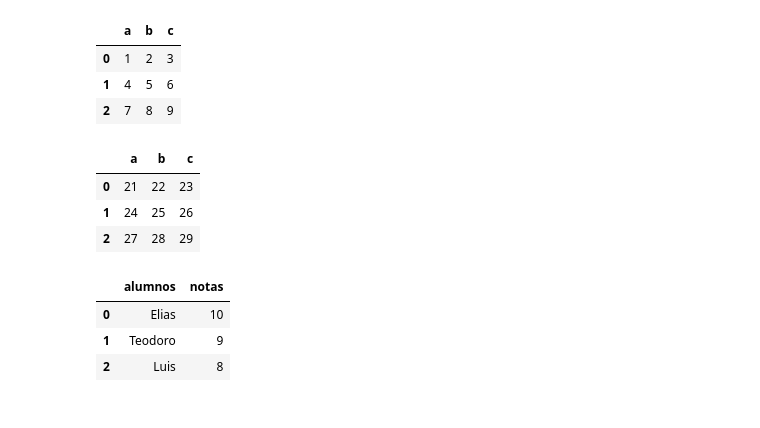
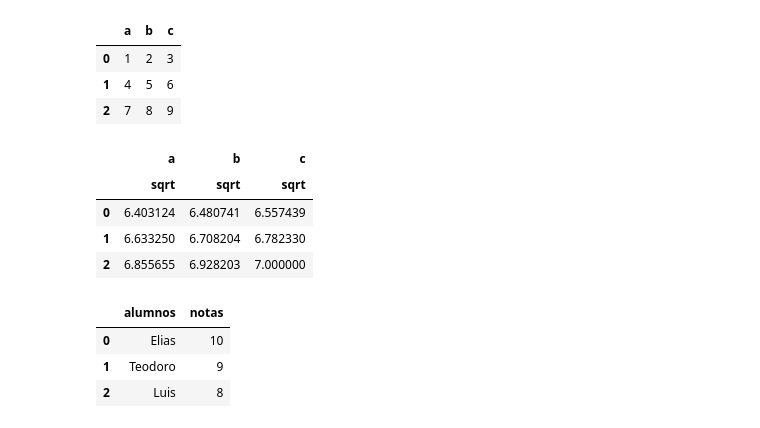
Before and after one commit to LuisBarrionuevodev/Coding-Challenges, a Jupyter notebook: Python/practicando apis en python/api_basket.ipynb, the cells around one changed output. Saved outputs shown, nothing was run; the diff lists cells and outputs as text; code cells hidden in the pictures.

```diff
--- a/Python/practicando apis en python/api_basket.ipynb
+++ b/Python/practicando apis en python/api_basket.ipynb
@@ -243,12 +243,14 @@ df
 # %%
 df= df.transform(func=lambda x:x+10)
 df
 raiz_cuadrada=df.transform(func=['sqrt'])
+raiz_cuadrada
 # %% [output]
 |  | a | b | c |
-| 0 | 21 | 22 | 23 |
-| 1 | 24 | 25 | 26 |
-| 2 | 27 | 28 | 29 |
+|  | sqrt | sqrt | sqrt |
+| 0 | 6.403124 | 6.480741 | 6.557439 |
+| 1 | 6.633250 | 6.708204 | 6.782330 |
+| 2 | 6.855655 | 6.928203 | 7.000000 |
 # %%
 ejemplo= pd.DataFrame({
     "alumnos":["Elias","Teodoro","Luis"],
```
